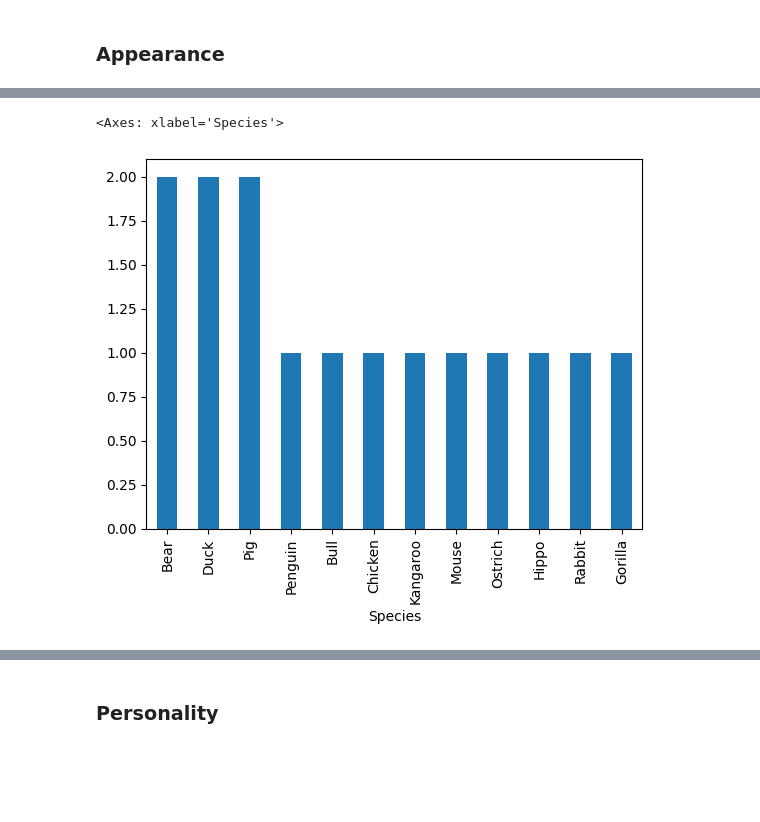
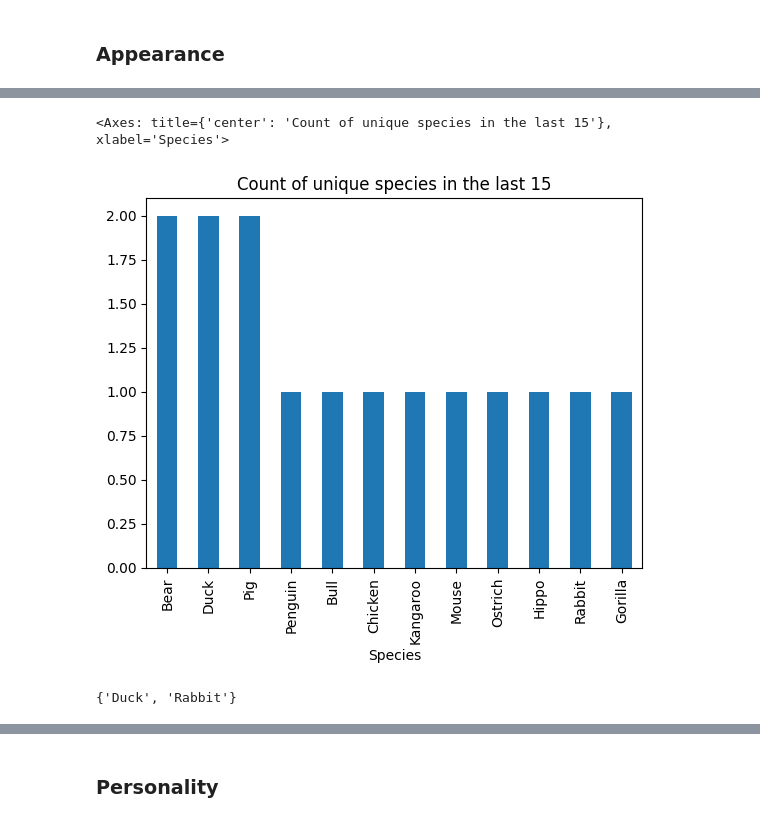
Before and after one commit to laumek/Behind-Animal-Crossing-Popular-Villagers, a Jupyter notebook: test_villager.ipynb, the cells around one changed output, grey strips where cells are left out. Drawn from its saved outputs; the diff is of its cells as text; code cells hidden in the pictures; blank space fills up the shorter version.

```diff
--- a/test_villager.ipynb
+++ b/test_villager.ipynb
@@ -381,5 +391,15 @@ df_final['Species'].head(15).value_counts().plot(kind='bar')
 # %%
-df_final['Species'].tail(15).value_counts().plot(kind='bar')
+df_final['Species'].tail(15).value_counts().plot(kind='bar', title='Count of unique species in the last 15')
 # %% [output]
-<Axes: xlabel='Species'>
+<Axes: title={'center': 'Count of unique species in the last 15'}, xlabel='Species'>
-[figure, old version]
+[figure, new version]
+# %%
+#Comparing species in the top and last 15
+
+head_sp = set(df_final['Species'].tail(15).unique())
+
+tail_sp = set(df_final['Species'].head(15).unique())
+
+head_sp & tail_sp
+# %% [output]
+{'Duck', 'Rabbit'}
```
Also changed, not shown: parts of 37 cells of this notebook.
